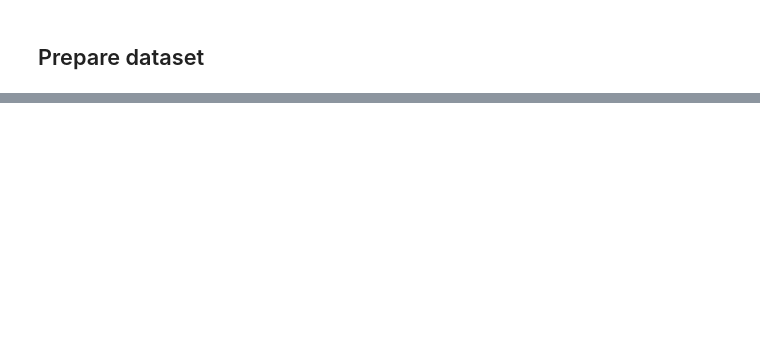
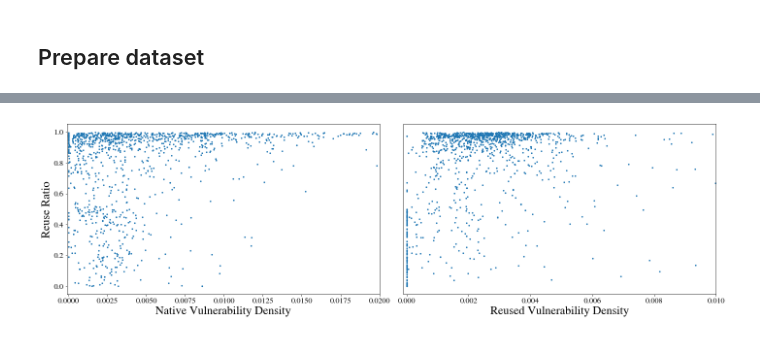
Before and after one commit to AntonisGkortzis/Vulnerabilities-in-Reused-Software, a Jupyter notebook: tooling/DataVisualization.ipynb, the cells around one changed output, grey strips where cells are left out. Cells and saved outputs as stored; diff of their text form; code cells hidden in the pictures; blank space fills up the shorter version.

```diff
--- a/tooling/DataVisualization.ipynb
+++ b/tooling/DataVisualization.ipynb
@@ -253,0 +495,16 @@ reused vulns :: 51744
+# %%
+#
+# Define and calculate new variables
+#
+df['reuse_ratio'] = df['#d_sloc'] / (df['#d_sloc']+df['#u_sloc'])
+df['uv_ratio'] = df['#uv'] / df['#u_sloc']
+df['dv_ratio'] = df['#dv'] / df['#d_sloc']
+df['#v_sloc'] = (df['#uv'] + df['#dv']) / (df['#d_sloc']+df['#u_sloc']) # vulnerability density
+
+#
+# Standardize beta coefficient (by z-score)
+#
+df['reuse_ratio_z'] = df['reuse_ratio'].pipe(stats.zscore)
+df['uv_ratio_z'] = df['uv_ratio'].pipe(stats.zscore) # vulnerability density in native code
+df['dv_ratio_z'] = df['dv_ratio'].pipe(stats.zscore) # vulnerability density in reused code
+df['v_sloc_z'] = df['#v_sloc'].pipe(stats.zscore) # vulnerability density
@@ -253,0 +517,23 @@ reused vulns :: 51744
+# %%
+import matplotlib
+import matplotlib.pyplot as plt
+
+%matplotlib inline
+matplotlib.rcParams.update({'font.size': 16})
+fig, axs = plt.subplots(nrows=1, ncols=2, figsize=(20, 6), tight_layout = {'pad': 1})
+label_size = 24
+
+axs[0].scatter(df['uv_ratio'], df['reuse_ratio'],s=5,cmap='bwr')
+axs[0].set_xlim([-0.0001,0.02])
+axs[0].set_xlabel("Native Vulnerability Density", fontsize=label_size)
+axs[0].set_ylabel('Reuse Ratio', rotation=90, fontsize=label_size)
+axs[1].scatter(df['dv_ratio'], df['reuse_ratio'],s=5,cmap='bwr')
+axs[1].set_xlim([-0.0001,0.01])
+axs[1].set_xlabel("Reused Vulnerability Density", fontsize=label_size)
+axs[1].set_yticks([])
+
+fig.subplots_adjust(wspace=0.1)
+plt.savefig("../../paper/figs/scatter_plots.pdf")
+plt.show()
+# %% [output]
+[figure, added]
```
Also changed, not shown: parts of 73 cells of this notebook, 14 other files.
